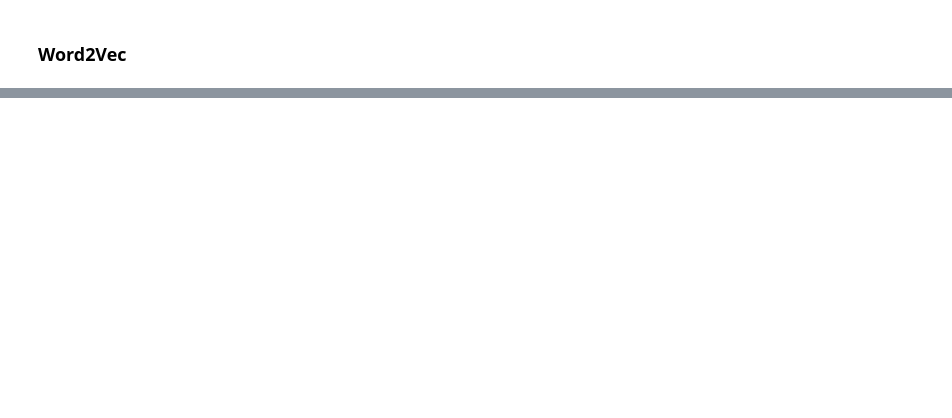
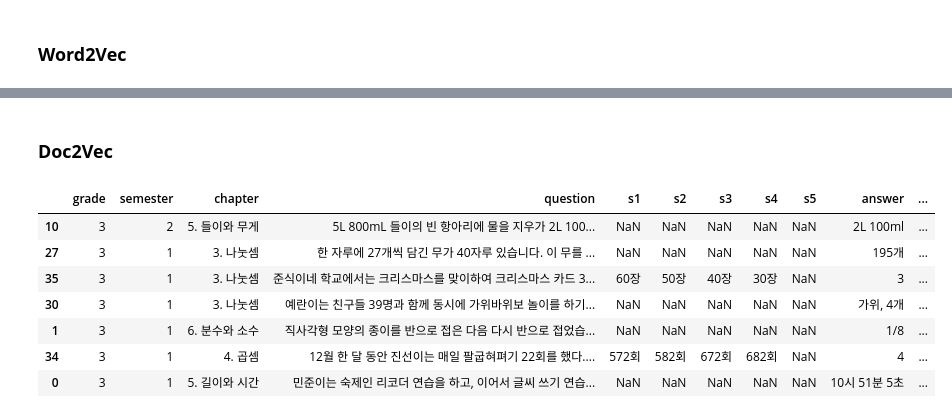
Before and after one commit to zissuuo/MathMates, a Jupyter notebook: cosinesimilarity.ipynb, the cells around one changed output, grey strips where cells are left out. Cells and saved outputs as stored; diff of their text form; code cells hidden in the pictures; blank space fills up the shorter version.

```diff
--- a/cosinesimilarity.ipynb
+++ b/cosinesimilarity.ipynb
@@ -43,0 +83,45 @@ def document_vector(model, doc):
+# %% [markdown]
+### **Doc2Vec**
+# %%
+import pandas as pd
+from gensim.models.doc2vec import Doc2Vec, TaggedDocument
+from sklearn.metrics.pairwise import cosine_similarity
+import numpy as np
+
+df = pd.read_csv('item_pool.csv')
+questions = df['question'].tolist()
+
+# TaggedDocument로 변환
+tagged_data = [TaggedDocument(words=question.split(), tags=[i]) for i, question in enumerate(questions)]
+
+# Doc2Vec 모델 훈련
+model = Doc2Vec(tagged_data, vector_size=100, window=5, min_count=1, workers=4, epochs=40)
+
+def get_doc2vec_vector(sentence, model):
+    words = sentence.split()
+    return model.infer_vector(words)
+
+# 데이터프레임의 질문들을 벡터로 변환
+df['vector'] = df['question'].apply(lambda x: get_doc2vec_vector(x, model))
+
+# input question을 벡터로 변환
+question_vector = get_doc2vec_vector(question, model).reshape(1, -1)
+
+# 코사인 유사도 계산
+df['cosine_sim'] = df['vector'].apply(lambda x: cosine_similarity([x], question_vector).flatten()[0])
+
+# 유사도 기준으로 데이터프레임 정렬
+doc2vec_df = df.sort_values(by='cosine_sim', ascending=False)
+
+doc2vec_df.drop(columns=['vector'], inplace=True)
+
+doc2vec_df.head(7)
+# %% [output]
+|  | grade | semester | chapter | question | s1 | s2 | s3 | s4 | s5 | answer | ... |
+| 10 | 3 | 2 | 5. 들이와 무게 | 5L 800mL 들이의 빈 항아리에 물을 지우가 2L 100... | NaN | NaN | NaN | NaN | NaN | 2L 100ml | ... |
+| 27 | 3 | 1 | 3. 나눗셈 | 한 자루에 27개씩 담긴 무가 40자루 있습니다. 이 무를 ... | NaN | NaN | NaN | NaN | NaN | 195개 | ... |
+| 35 | 3 | 1 | 3. 나눗셈 | 준식이네 학교에서는 크리스마스를 맞이하여 크리스마스 카드 3... | 60장 | 50장 | 40장 | 30장 | NaN | 3 | ... |
+| 30 | 3 | 1 | 3. 나눗셈 | 예란이는 친구들 39명과 함께 동시에 가위바위보 놀이를 하기... | NaN | NaN | NaN | NaN | NaN | 가위, 4개 | ... |
+| 1 | 3 | 1 | 6. 분수와 소수 | 직사각형 모양의 종이를 반으로 접은 다음 다시 반으로 접었습... | NaN | NaN | NaN | NaN | NaN | 1/8 | ... |
+| 34 | 3 | 1 | 4. 곱셈 | 12월 한 달 동안 진선이는 매일 팔굽혀펴기 22회를 했다.... | 572회 | 582회 | 672회 | 682회 | NaN | 4 | ... |
+| 0 | 3 | 1 | 5. 길이와 시간 | 민준이는 숙제인 리코더 연습을 하고, 이어서 글씨 쓰기 연습... | NaN | NaN | NaN | NaN | NaN | 10시 51분 5초 | ... |
```
Also changed, not shown: parts of 10 cells of this notebook, 20 other files.
